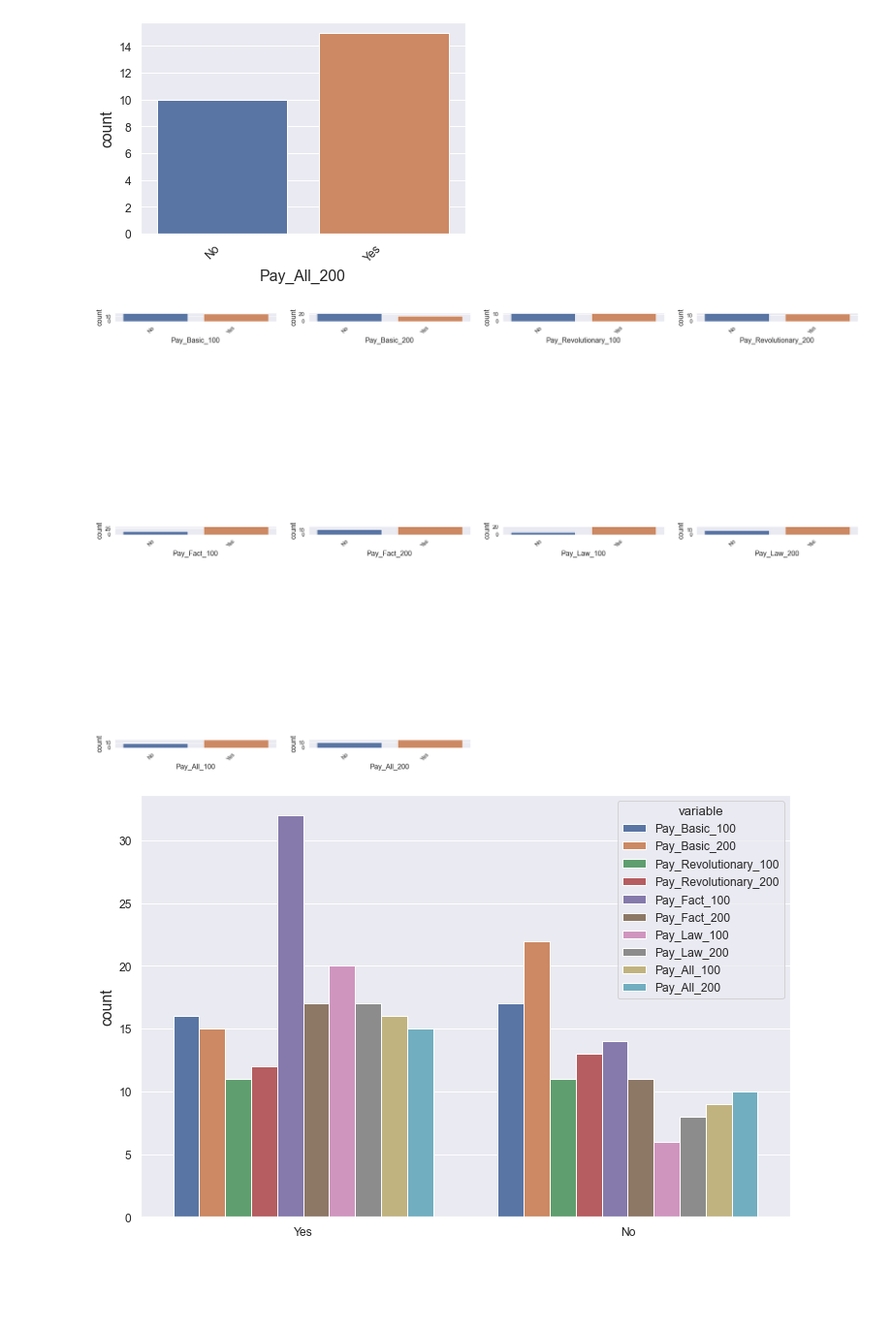
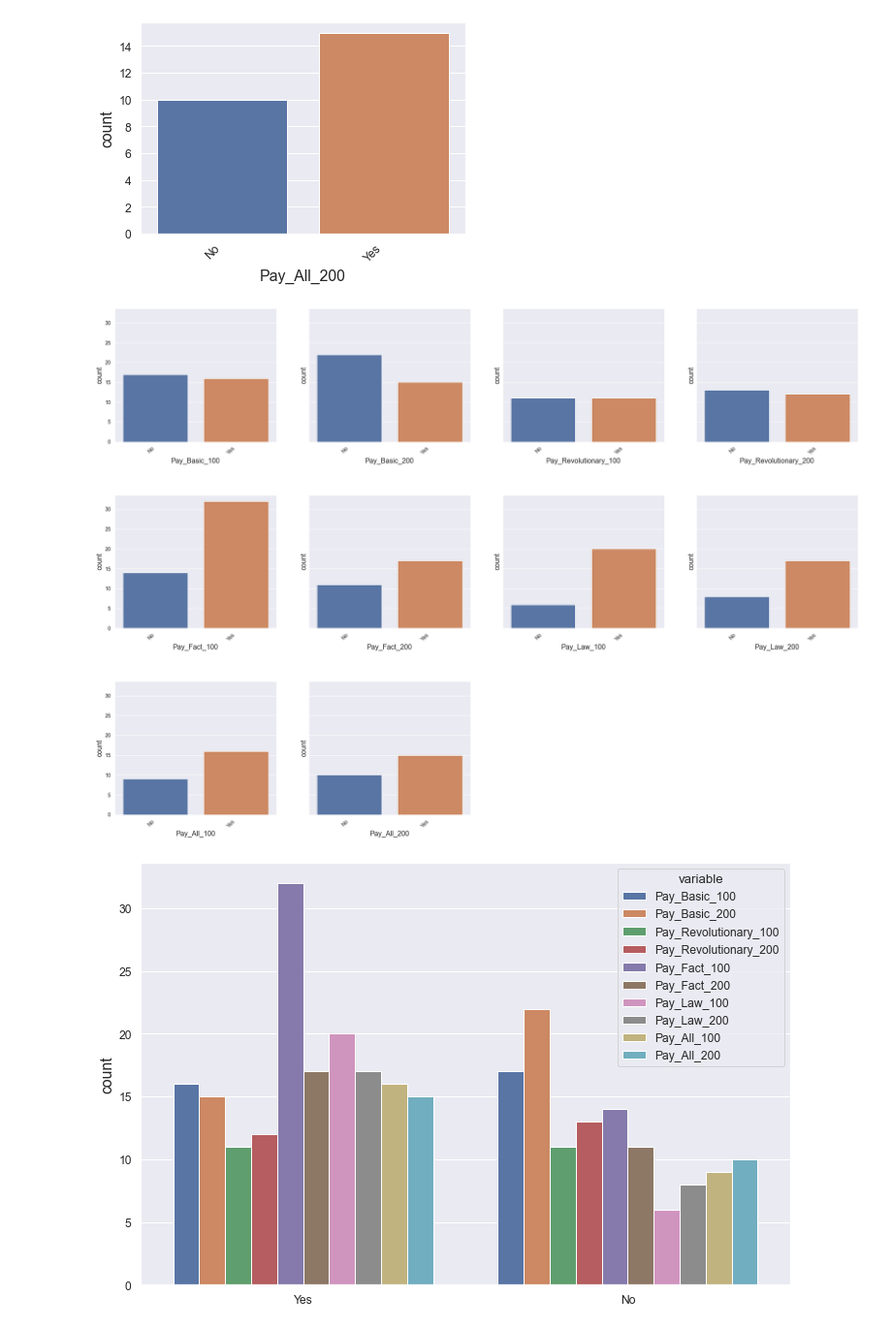
Before and after one commit to markhary/emba912_survey, a Jupyter notebook: ruby.ipynb, the cells around one changed output. Shown at 97% size. Drawn from its saved outputs; the diff is of its cells as text; code cells hidden in the pictures; blank space fills up the shorter version.

```diff
--- a/ruby.ipynb
+++ b/ruby.ipynb
@@ -640,36 +640,36 @@ create_countplot(survey_data, "Pay_All_200", True, NO_YES);
 #Pay_Revolutionary_100              object
 #Pay_Revolutionary_200              object
 #Pay_Fact_100                       object
 #Pay_Fact_200                       object
 #Pay_Law_100                        object
 #Pay_Law_200                        object
 #Pay_All_100                        object
 #Pay_All_200                        object
 
-fig, axes = plt.subplots(3,4, figsize=(30,18));
+fig, axes = plt.subplots(3,4, figsize=(30,21), sharey=True);
 
 create_countplot(survey_data, "Pay_Basic_100", False, NO_YES, ax=axes[0][0]);
 create_countplot(survey_data, "Pay_Basic_200", False, NO_YES, ax=axes[0][1]);
 create_countplot(survey_data, "Pay_Revolutionary_100", False, NO_YES, ax=axes[0][2]);
 create_countplot(survey_data, "Pay_Revolutionary_200", False, NO_YES, ax=axes[0][3]);
 create_countplot(survey_data, "Pay_Fact_100", False, NO_YES, ax=axes[1][0]);
 create_countplot(survey_data, "Pay_Fact_200", False, NO_YES, ax=axes[1][1]);
 create_countplot(survey_data, "Pay_Law_100", False, NO_YES, ax=axes[1][2]);
 create_countplot(survey_data, "Pay_Law_200", False, NO_YES, ax=axes[1][3]);
 create_countplot(survey_data, "Pay_All_100", False, NO_YES, ax=axes[2][0]);
 create_countplot(survey_data, "Pay_All_200", False, NO_YES, ax=axes[2][1]);
 fig.delaxes(axes[2][2])
 fig.delaxes(axes[2][3])
 
-fig.subplots_adjust(hspace=25)
+fig.subplots_adjust(hspace=0.4)
 
 #axes[0].yaxis.set_tick_params(which='both', labelbottom=True)
 #axes[1].yaxis.set_tick_params(which='both', labelbottom=True)
 #axes[2].yaxis.set_tick_params(which='both', labelbottom=True)
 fig.align_xlabels(axes)
 save_figure(fig, 'Pay_Comparison');
 # %% [output]
-[figure, old version]
+[figure, new version]
 # %%
 columns = ["Pay_Basic_100", "Pay_Basic_200", "Pay_Revolutionary_100", "Pay_Revolutionary_200",
            "Pay_Fact_100", "Pay_Fact_200", "Pay_Law_100", "Pay_Law_200", "Pay_All_100", "Pay_All_200"]
```
Also changed, not shown: 1 other file.
